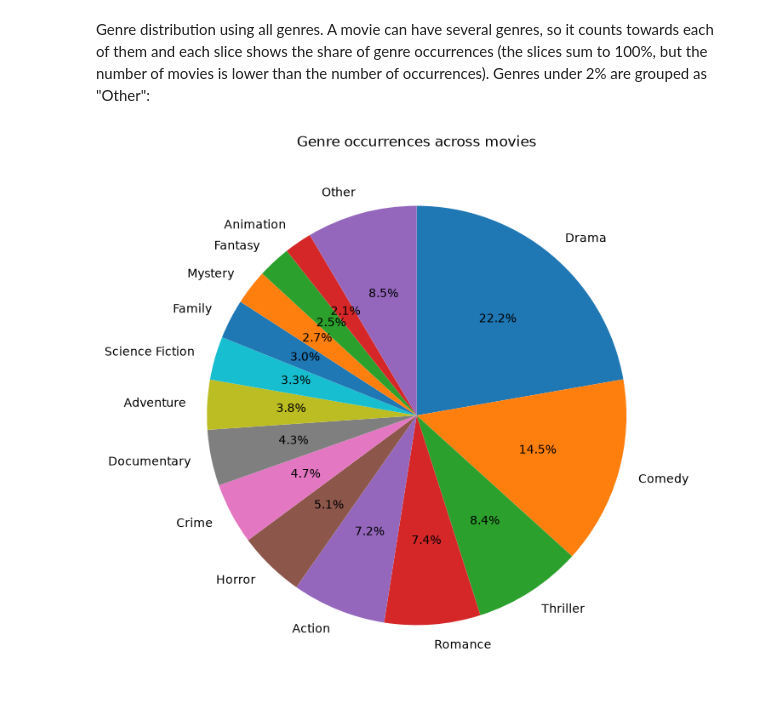
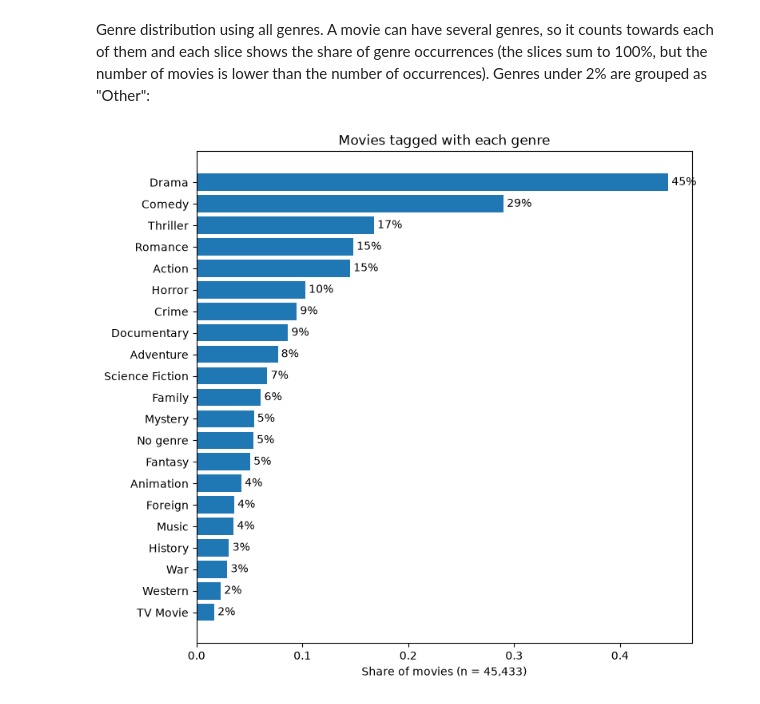
Before and after one commit to runarmod/TDT4225-ex3, a Jupyter notebook: src/tdt4225_ex3/eda.ipynb, the cells around one changed output. Drawn from its saved outputs; the diff is of its cells as text; code cells hidden in the pictures.

Commit message:
change genre distribution pie chart to bar chart

```diff
--- a/src/tdt4225_ex3/eda.ipynb
+++ b/src/tdt4225_ex3/eda.ipynb
@@ -385,23 +382,23 @@ Genre distribution using all genres. A movie can have several genres, so it coun
 # %%
 import matplotlib.pyplot as plt
 
+n_movies = len(movies)
 genre_counts = (
-    pl.Series("genre", [g["name"] for m in movies for g in m["genres"]])
+    pl.Series(
+        "genre",
+        [g["name"] for m in movies for g in m["genres"]]
+        + ["No genre"] * sum(1 for m in movies if not m["genres"]),
+    )
     .value_counts(sort=True)
-    .with_columns(share=pl.col("count") / pl.col("count").sum())
+    .with_columns(share=pl.col("count") / n_movies)
 )
-big = genre_counts.filter(pl.col("share") >= 0.02)
-other = genre_counts.filter(pl.col("share") < 0.02)["count"].sum()
 
 fig, ax = plt.subplots(figsize=(8, 8))
-ax.pie(
-    [*big["count"], other],
-    labels=[*big["genre"], "Other"],
-    autopct="%1.1f%%",
-    startangle=90,
-    counterclock=False,
-)
-ax.set_title("Genre occurrences across movies")
+bars = ax.barh(genre_counts["genre"], genre_counts["share"])
+ax.invert_yaxis()
+ax.bar_label(bars, labels=[f"{s:.0%}" for s in genre_counts["share"]], padding=3)
+ax.set_xlabel(f"Share of movies (n = {n_movies:,})")
+ax.set_title("Movies tagged with each genre")
 plt.show()
 # %% [output]
-[figure, old version]
+[figure, new version]
```
Also changed, not shown: parts of 4 cells of this notebook.
